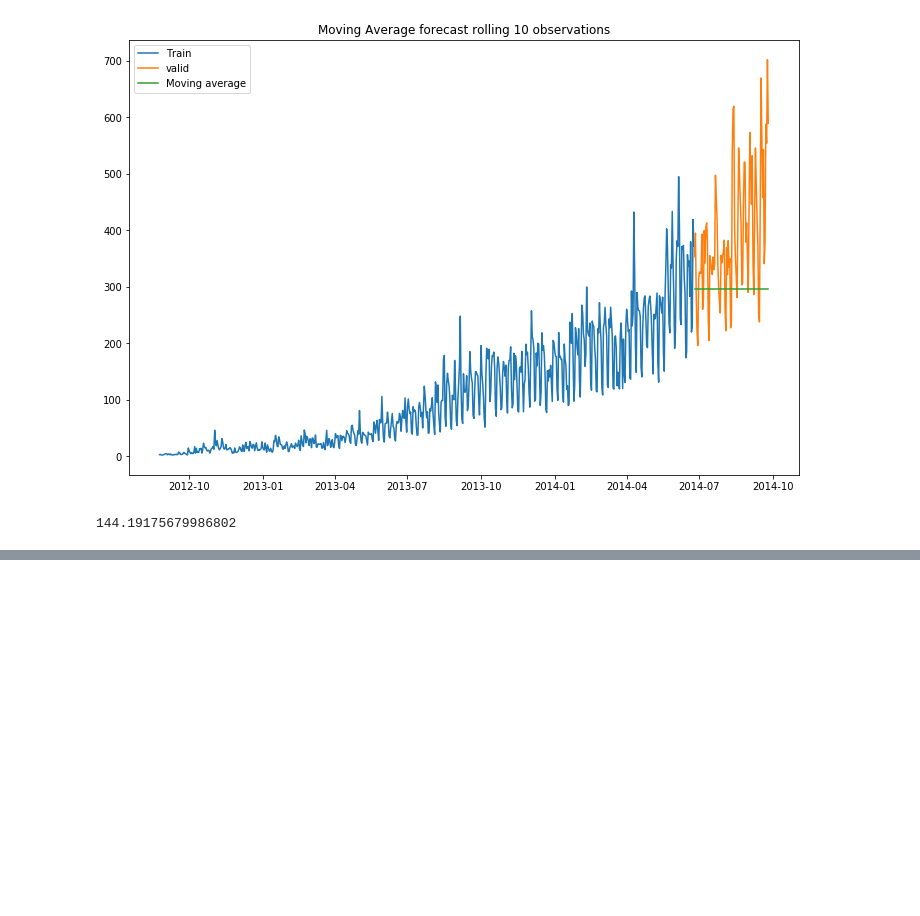
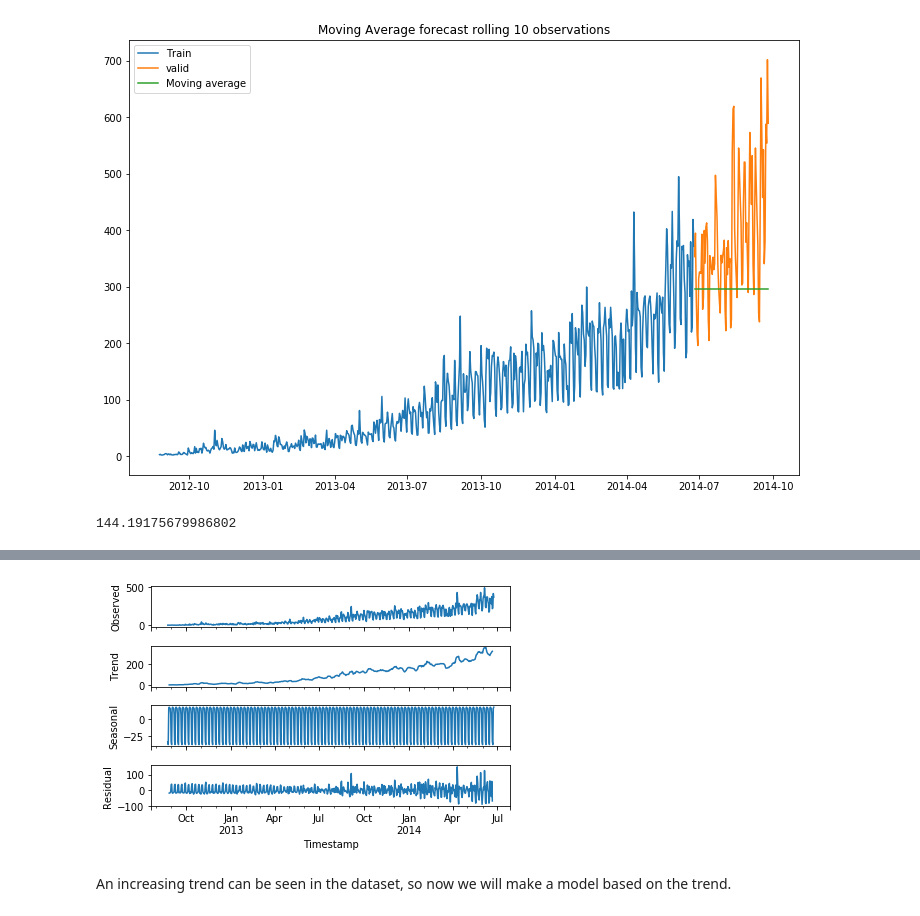
Before and after one commit to SwatiModi/time-series-analysis-JetRail, a Jupyter notebook: Analysis.ipynb, the cells around one changed output, grey strips where cells are left out. Cells and saved outputs as stored; diff of their text form; code cells hidden in the pictures; blank space fills up the shorter version.

```diff
--- a/Analysis.ipynb
+++ b/Analysis.ipynb
@@ -417,0 +441,8 @@ rmse
+# %%
+sm.tsa.seasonal_decompose(Train.Count).plot()
+result = sm.tsa.stattools.adfuller(train.Count)
+plt.show()
+# %% [output]
+[figure, added]
+# %% [markdown]
+An increasing trend can be seen in the dataset, so now we will make a model based on the trend.
```
Also changed, not shown: parts of 26 cells of this notebook.
